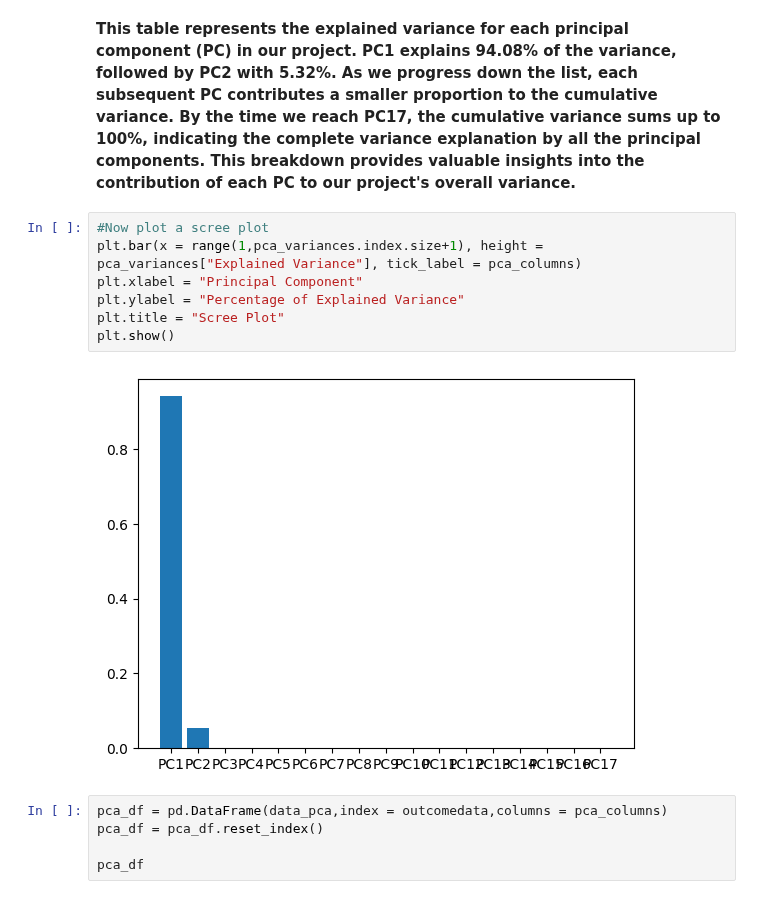
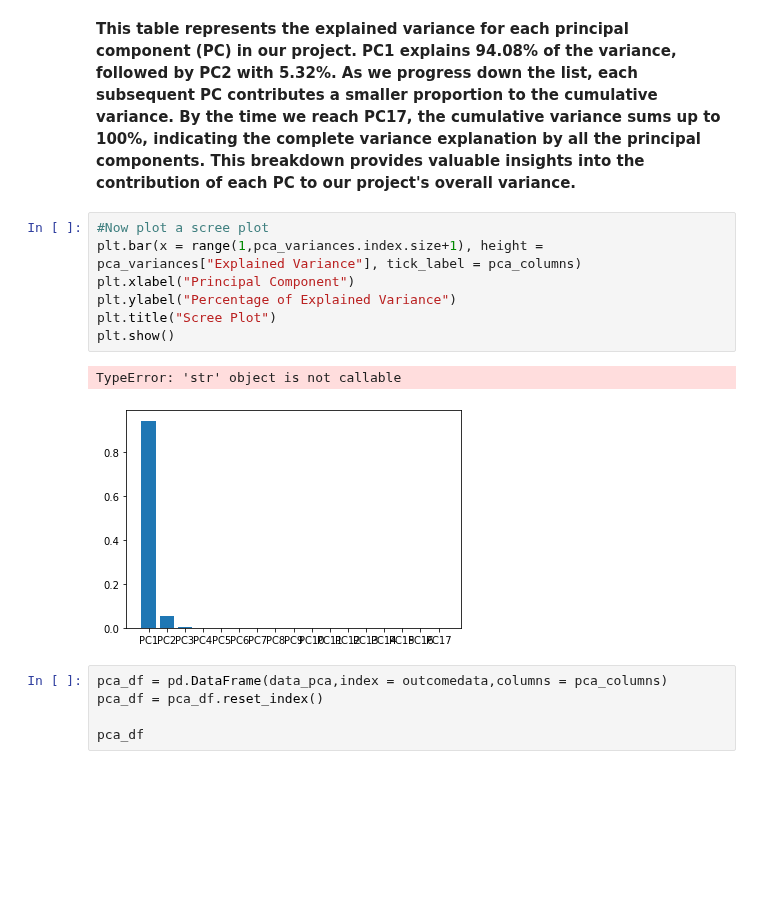
Before and after one commit to Ed-Chris/Data6xx, a Jupyter notebook: Logistic Regression, PCA with Python/DATA 606 - Final Project.ipynb, the cells around one changed output. Saved outputs shown, nothing was run; the diff lists cells and outputs as text; blank space fills up the shorter version.

```diff
--- a/Logistic Regression, PCA with Python/DATA 606 - Final Project.ipynb
+++ b/Logistic Regression, PCA with Python/DATA 606 - Final Project.ipynb
@@ -603,12 +604,13 @@ PC17            0.000004             1.000000
 # %%
 #Now plot a scree plot
 plt.bar(x = range(1,pca_variances.index.size+1), height = pca_variances["Explained Variance"], tick_label = pca_columns)
-plt.xlabel = "Principal Component"
-plt.ylabel = "Percentage of Explained Variance"
-plt.title = "Scree Plot"
+plt.xlabel("Principal Component")
+plt.ylabel("Percentage of Explained Variance")
+plt.title("Scree Plot")
 plt.show()
 # %% [output]
+TypeError: 'str' object is not callable
-[figure, old version]
+[figure, new version]
 # %%
 pca_df = pd.DataFrame(data_pca,index = outcomedata,columns = pca_columns)
 pca_df = pca_df.reset_index()
```
Also changed, not shown: parts of 27 cells of this notebook.
